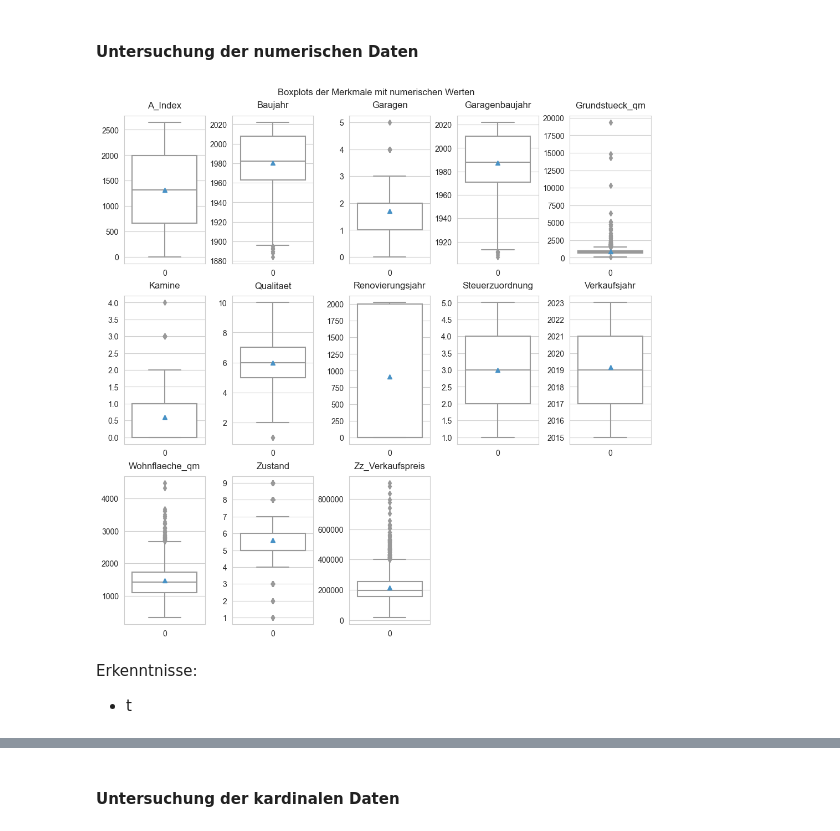
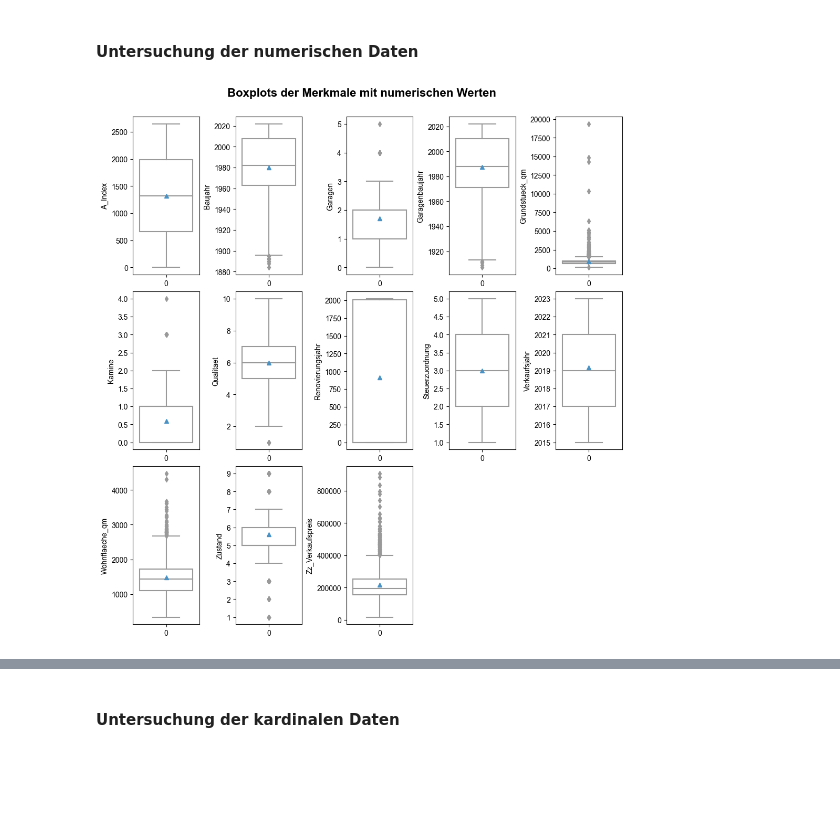
Before and after one commit to juliabb1/Data-Science-Programmentwurf, a Jupyter notebook: Programmentwurf/programmentwurf.ipynb, the cells around one changed output, grey strips where cells are left out. Cells and saved outputs as stored; diff of their text form; code cells hidden in the pictures; blank space fills up the shorter version.

Commit message:
fixing and styling plots

```diff
--- a/Programmentwurf/programmentwurf.ipynb
+++ b/Programmentwurf/programmentwurf.ipynb
@@ -163,28 +164,27 @@ data_ordinal = data[["Keller", "Besonderheiten", "Lage"]]
 #### Untersuchung der numerischen Daten
 # %%
 fig, axes = plt.subplots(3,5, figsize=(10, 10), sharey=False, constrained_layout=True)
-fig.suptitle("Boxplots der Merkmale mit numerischen Werten")
+fig.suptitle("Boxplots der Merkmale mit numerischen Werten", fontsize=16, fontweight="bold", y=1.05)
 
 # Erstellen der Boxplots von Merkmalen mit numerischer Ausprägung
 j = 0
 k = 0
 for i in data_numeric.columns:
     if(k == 5):
         k = 0
         j += 1
     sns.boxplot(data=data[i], ax=axes[j][k], showmeans=True, color="white")
-    axes[j][k].set_title(i, pad=10)
+    axes[j][k].set_ylabel(i)
     k += 1
 
+# Styling
 sns.set_palette("Blues_d")
 sns.set_style("whitegrid")
 
 # Löschen leerer Subplots
 fig.delaxes(axes[2][4])
 fig.delaxes(axes[2][3])
+
 plt.show()
 # %% [output]
-[figure, old version]
+[figure, new version]
-# %% [markdown]
-Erkenntnisse:
-- t
```
Also changed, not shown: parts of 6 cells of this notebook.
